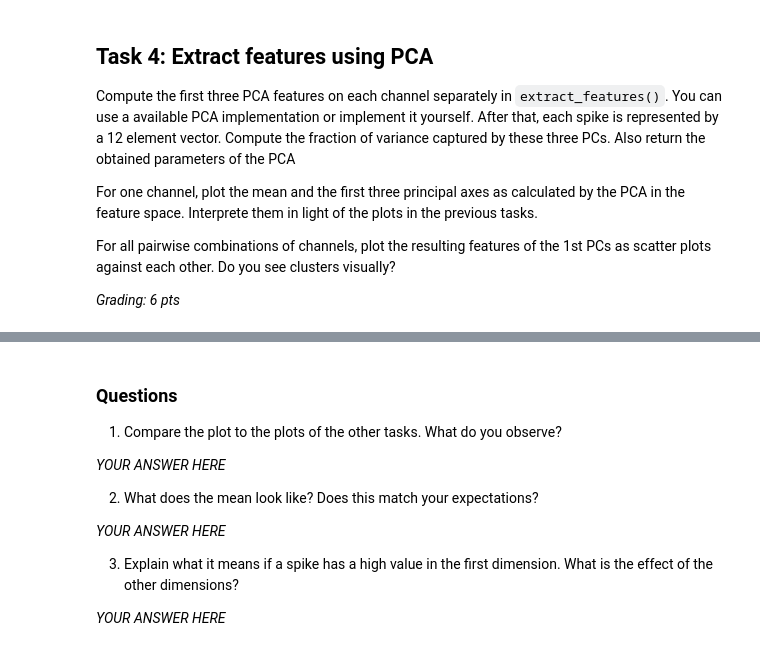
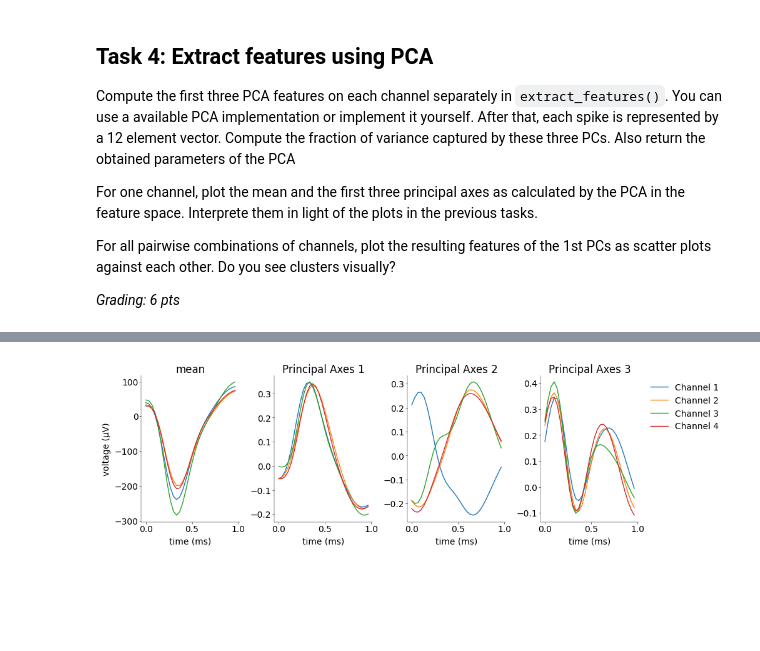
Before and after one commit to moistsoy/Neural-Data-Science, a Jupyter notebook: Lab1/notebooks/CodingLab1.ipynb, the cells around one changed output, grey strips where cells are left out. Saved outputs shown, nothing was run; the diff lists cells and outputs as text; code cells hidden in the pictures; blank space fills up the shorter version.

Commit message:
Task 4:Implement PCA-based feature extraction per channel, compute variance explained, and visualize mean waveform and principal axes

```diff
--- a/Lab1/notebooks/CodingLab1.ipynb
+++ b/Lab1/notebooks/CodingLab1.ipynb
@@ -560,0 +588,7 @@ def extract_features(w: np.ndarray) -> np.ndarray:
+# %%
+# feature extraction
+b, means, principal_components = extract_features(w)
+
+print("Features shape:", b.shape)
+print("Means shape:", means.shape)
+print("PC shape:", principal_components.shape)
@@ -561,39 +603,39 @@ def extract_features(w: np.ndarray) -> np.ndarray:
 # %%
 # ------------------------------------------------------------------------------------------------------------------
 # Plot the mean of each channel and the three principal axes obtained by the PCA and answer the questions (1+1 pts)
 # ------------------------------------------------------------------------------------------------------------------
 
 mosaic = [
     ["mean", "Principal Axes 1", "Principal Axes 2", "Principal Axes 3"],
 ]
+
 fig, ax = plt.subplot_mosaic(
     mosaic=mosaic, figsize=(10, 3), layout="constrained", dpi=100
 )
 
+tt = np.arange(means.shape[1]) / fs * 1000
+
 for channel in range(4):
     for i, mo in enumerate(np.ravel(mosaic)):
+
+        if mo == "mean":
+            ax[mo].plot(tt, means[channel, :])
+        else:
+            # extract PC index (1 → 0, 2 → 1, 3 → 2)
+            pc_idx = int(mo.split()[-1]) - 1
+            ax[mo].plot(tt, principal_components[channel, pc_idx, :])
 
         ax[mo].set_xlabel("time (ms)")
         ax[mo].set_title(mo)
 
+# labels etc.
 ax[mosaic[0][0]].set_ylabel("voltage (μV)")
 ax[mosaic[0][-1]].legend(
-    ["Channel " + str(i) for i in range(4)],
+    ["Channel " + str(i + 1) for i in range(4)],
     bbox_to_anchor=(1.04, 1),
     loc="upper left",
 )
+
 plt.show()
+# %% [output]
+[figure, added]
-# %% [markdown]
-### Questions
-
-1) Compare the plot to the plots of the other tasks. What do you observe?
-
-_YOUR ANSWER HERE_
-
-2) What does the mean look like? Does this match your expectations?
-
-_YOUR ANSWER HERE_
-
-3) Explain what it means if a spike has a high value in the first dimension. What is the effect of the other dimensions?
-
-_YOUR ANSWER HERE_
```
Also changed, not shown: parts of 5 cells of this notebook.
